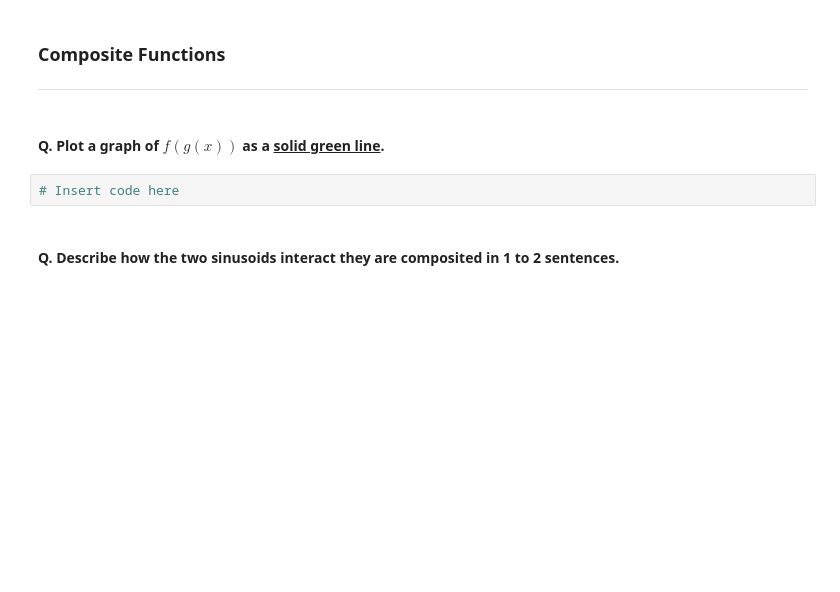
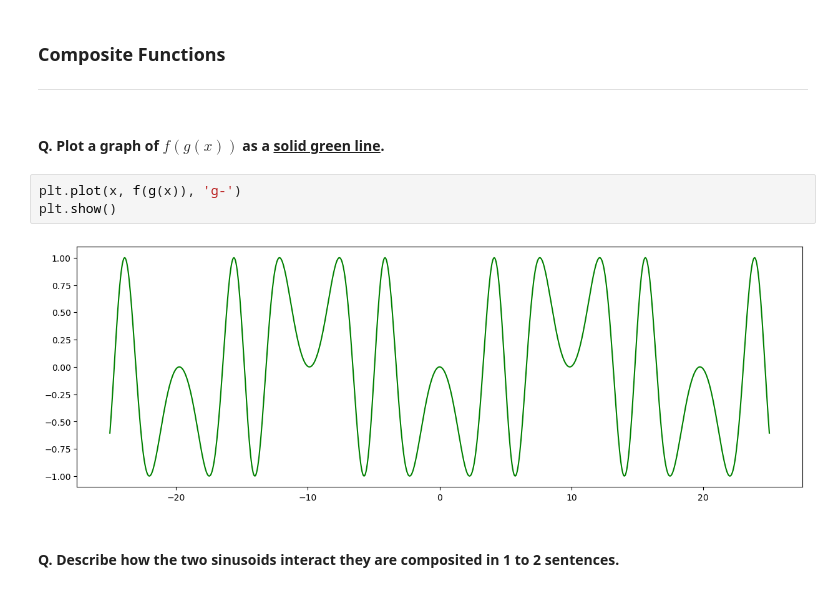
Before and after one commit to samsamotan/Quiz-1, a Jupyter notebook: Take Home Quiz 1 - Curve Fitting.ipynb, the cells around one changed output. Saved outputs shown, nothing was run; the diff lists cells and outputs as text; blank space fills up the shorter version.

```diff
--- a/Take Home Quiz 1 - Curve Fitting.ipynb
+++ b/Take Home Quiz 1 - Curve Fitting.ipynb
@@ -88,8 +94,11 @@ Answer here.
 ---
 # %% [markdown]
 #### Q. Plot a graph of $f(g(x))$ as a <b><u>solid green line</u></b>.
-# %%
-# Insert code here
+# %%
+plt.plot(x, f(g(x)), 'g-')
+plt.show()
+# %% [output]
+[figure, added]
 # %% [markdown]
 #### Q. Describe how the two sinusoids interact they are composited in 1 to 2 sentences.
 # %% [markdown]
```
Also changed, not shown: parts of 8 cells of this notebook.
